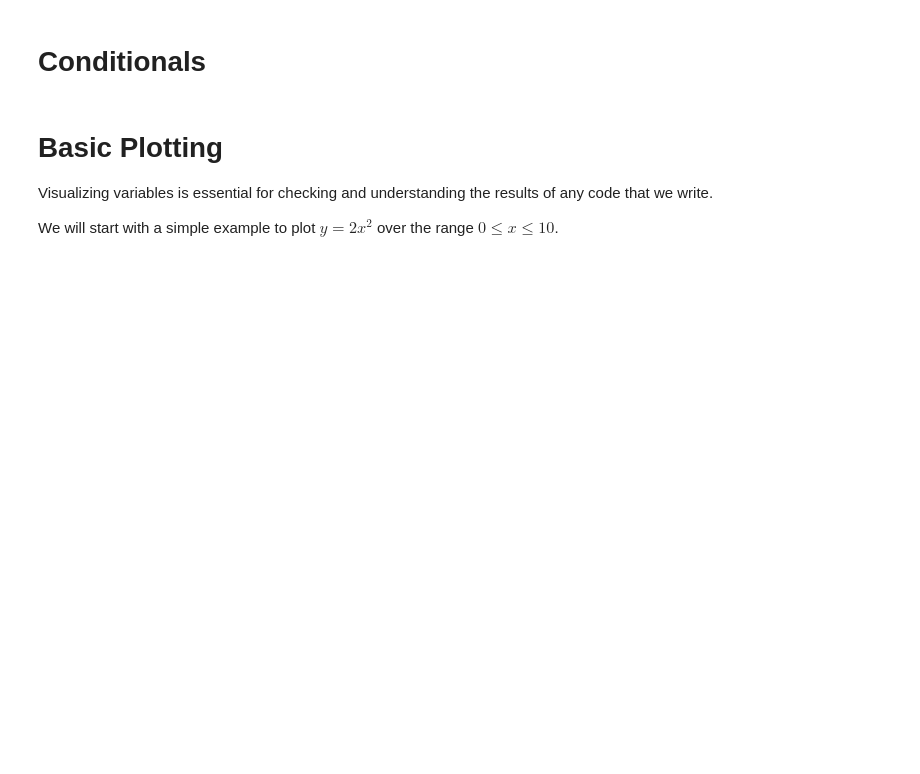
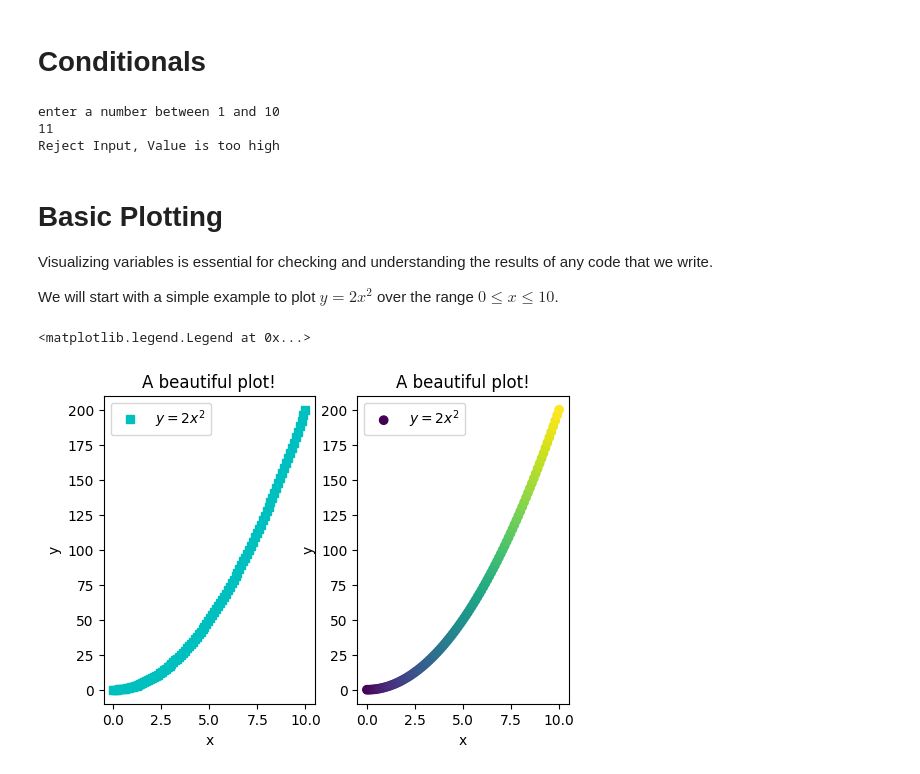
Before and after one commit to Cart1233/PHYS250, a Jupyter notebook: Carter_McIntosh_00_python_intro_student.ipynb, the cells around one changed output. Saved outputs shown, nothing was run; the diff lists cells and outputs as text; code cells hidden in the pictures; blank space fills up the shorter version.

```diff
--- a/Carter_McIntosh_00_python_intro_student.ipynb
+++ b/Carter_McIntosh_00_python_intro_student.ipynb
@@ -172,15 +189,25 @@ mynum = 21
 # Conditionals
 # %%
 # ask for an input number
-test_number = float("enter a number between 1 and 10")
+test_number = float(input("enter a number between 1 and 10\n"))
 
 # if number is greater than 10, then reject input
-
+if (test_number > 10):
+  print("Reject Input, Value is too high")
 # if number is less than 1, then reject input
-
+elif (test_number < 1):
+  print("Reject Input, Value is too low")
 # if the user enters 7, print "lucky guess"
+elif (test_number == 7):
+  print("Lucky Guess")
 
 # for all other numbers, print "not correct - better luck next time!"
+else:
+  print("Not correct")
+# %% [output]
+enter a number between 1 and 10
+11
+Reject Input, Value is too high
 # %% [markdown]
 # Basic Plotting
 
@@ -191,14 +218,29 @@ We will start with a simple example to plot $y = 2 x^2$ over the range $0 \le x
 # %%
 # code to make plot here
 
 # define x using np.linspace
-
+x=np.linspace(0,10,100)
 # define y
-
+y=2*x**2
 # open a figure
-
-
+plt.figure(figsize=(6,4))
+plt.subplot(1,2,1)
 # plot y vs x using plt.plot
-
+plt.plot(x,y,'cs',markersize=6,label=("$y=2x^2$"))
+plt.xlabel("x")
+plt.ylabel("y")
+plt.title("A beautiful plot!")
+plt.legend()
 
 # make another figure, but use plt.scatter instead of plt.plot
+#plt.figure(figsize=(6,4))
+plt.subplot(1,2,2)
+mycolor=np.arange(len(x))
+plt.scatter(x,y,c=mycolor,label=("$y=2x^2$"))
+plt.xlabel("x")
+plt.ylabel("y")
+plt.title("A beautiful plot!")
+plt.legend()
+# %% [output]
+<matplotlib.legend.Legend at 0x...>
+[figure, added]
```
Also changed, not shown: parts of 1 cell of this notebook.
